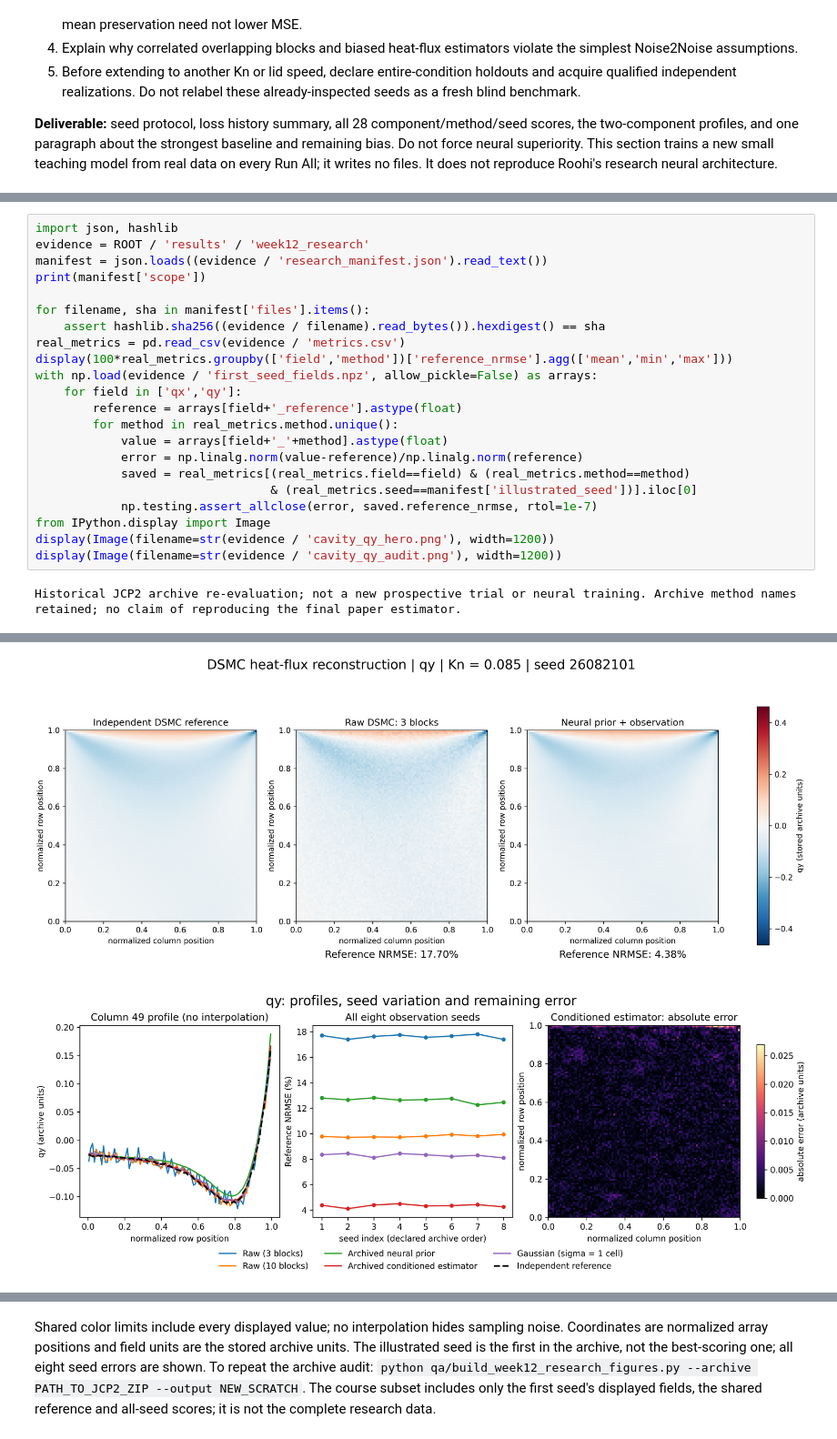
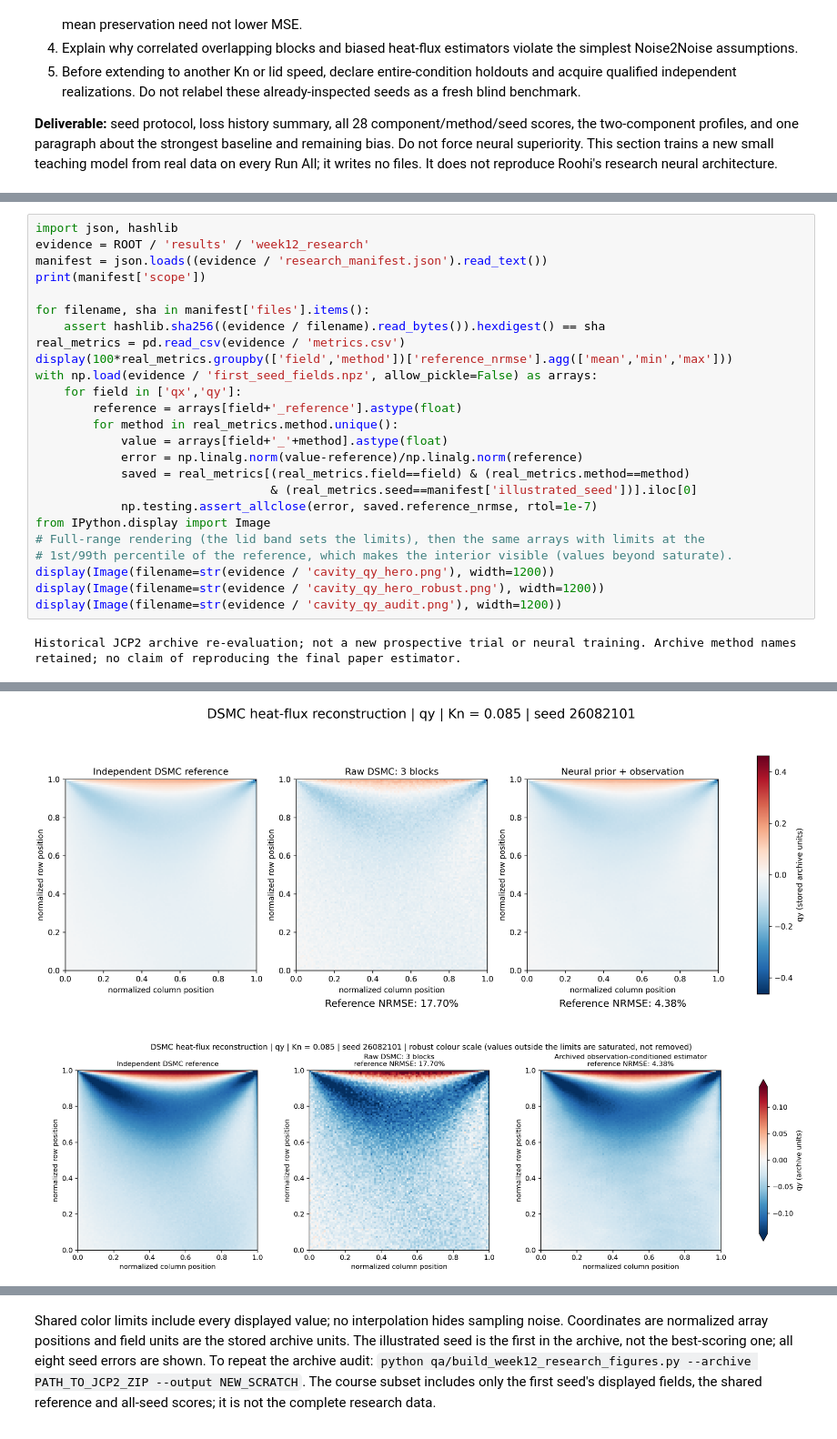
Before and after one commit to Ehsan-Roohi/FlowMLLab, a Jupyter notebook: notebooks/week12/W12_DSMC_Moment_Reconstruction.ipynb, the cells around one changed output, grey strips where cells are left out. Shown at 91% size. Saved outputs shown, nothing was run; the diff lists cells and outputs as text.

```diff
--- a/notebooks/week12/W12_DSMC_Moment_Reconstruction.ipynb
+++ b/notebooks/week12/W12_DSMC_Moment_Reconstruction.ipynb
@@ -523,31 +526,34 @@ for filename, sha in manifest['files'].items():
     assert hashlib.sha256((evidence / filename).read_bytes()).hexdigest() == sha
 real_metrics = pd.read_csv(evidence / 'metrics.csv')
 display(100*real_metrics.groupby(['field','method'])['reference_nrmse'].agg(['mean','min','max']))
 with np.load(evidence / 'first_seed_fields.npz', allow_pickle=False) as arrays:
     for field in ['qx','qy']:
         reference = arrays[field+'_reference'].astype(float)
         for method in real_metrics.method.unique():
             value = arrays[field+'_'+method].astype(float)
             error = np.linalg.norm(value-reference)/np.linalg.norm(reference)
             saved = real_metrics[(real_metrics.field==field) & (real_metrics.method==method)
                                  & (real_metrics.seed==manifest['illustrated_seed'])].iloc[0]
             np.testing.assert_allclose(error, saved.reference_nrmse, rtol=1e-7)
 from IPython.display import Image
+# Full-range rendering (the lid band sets the limits), then the same arrays with limits at the
+# 1st/99th percentile of the reference, which makes the interior visible (values beyond saturate).
 display(Image(filename=str(evidence / 'cavity_qy_hero.png'), width=1200))
+display(Image(filename=str(evidence / 'cavity_qy_hero_robust.png'), width=1200))
 display(Image(filename=str(evidence / 'cavity_qy_audit.png'), width=1200))
 # %% [output]
 Historical JCP2 archive re-evaluation; not a new prospective trial or neural training. Archive method names retained; no claim of reproducing the final paper estimator.
 |  |  | mean | min | max |
 | field | method |  |  |  |
 | qx | gaussian_fixed | 8.809583 | 8.747579 | 8.916751 |
 |  | pnet_alone | 4.904082 | 4.667326 | 5.095651 |
 |  | promoted_full_hierarchy | 3.148015 | 2.886135 | 3.315285 |
 |  | raw_b10 | 6.573847 | 6.527396 | 6.669733 |
 |  | raw_b3 | 11.872931 | 11.735704 | 11.934924 |
 | qy | gaussian_fixed | 8.289059 | 8.098620 | 8.445461 |
 |  | pnet_alone | 12.627704 | 12.256515 | 12.811569 |
 |  | promoted_full_hierarchy | 4.344967 | 4.111640 | 4.498611 |
 |  | raw_b10 | 9.802864 | 9.704212 | 9.935331 |
 |  | raw_b3 | 17.610963 | 17.399228 | 17.807120 |
 [figure]
-[figure, old version]
+[figure, new version]
```
Also changed, not shown: parts of 5 cells of this notebook, 24 other files.
